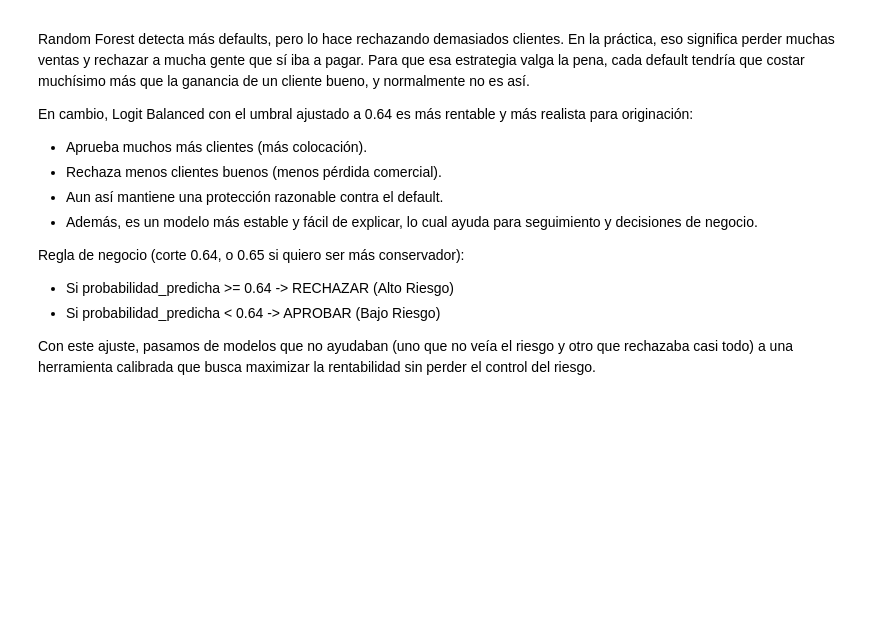
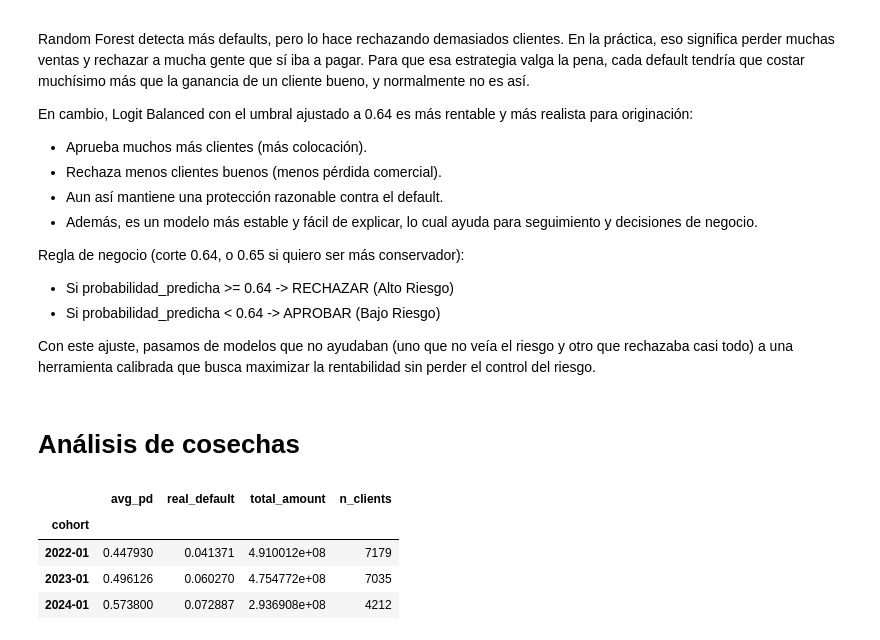
Before and after one commit to lioact/Prueba-Monex, a Jupyter notebook: 02 Incumplimento.ipynb, the cells around one changed output. Saved outputs shown, nothing was run; the diff lists cells and outputs as text; code cells hidden in the pictures; blank space fills up the shorter version.

```diff
--- a/02 Incumplimento.ipynb
+++ b/02 Incumplimento.ipynb
@@ -719,3 +719,5 @@ Regla de negocio (corte 0.64, o 0.65 si quiero ser más conservador):
 - Si probabilidad_predicha < 0.64 -> APROBAR (Bajo Riesgo)
 
 Con este ajuste, pasamos de modelos que no ayudaban (uno que no veía el riesgo y otro que rechazaba casi todo) a una herramienta calibrada que busca maximizar la rentabilidad sin perder el control del riesgo.
+# %% [markdown]
+# Análisis de cosechas
@@ -721,0 +733,19 @@ Con este ajuste, pasamos de modelos que no ayudaban (uno que no veía el riesgo
+# %%
+cohort_table = (
+    eval_df
+    .groupby('cohort')
+    .agg(
+        avg_pd=('pd', 'mean'),
+        real_default=('default_12m', 'mean'),
+        total_amount=('amount', 'sum'),
+        n_clients=('customer_id', 'count')
+    )
+)
+
+cohort_table
+# %% [output]
+|  | avg_pd | real_default | total_amount | n_clients |
+| cohort |  |  |  |  |
+| 2022-01 | 0.447930 | 0.041371 | 4.910012e+08 | 7179 |
+| 2023-01 | 0.496126 | 0.060270 | 4.754772e+08 | 7035 |
+| 2024-01 | 0.573800 | 0.072887 | 2.936908e+08 | 4212 |
```
Also changed, not shown: parts of 14 cells of this notebook.
